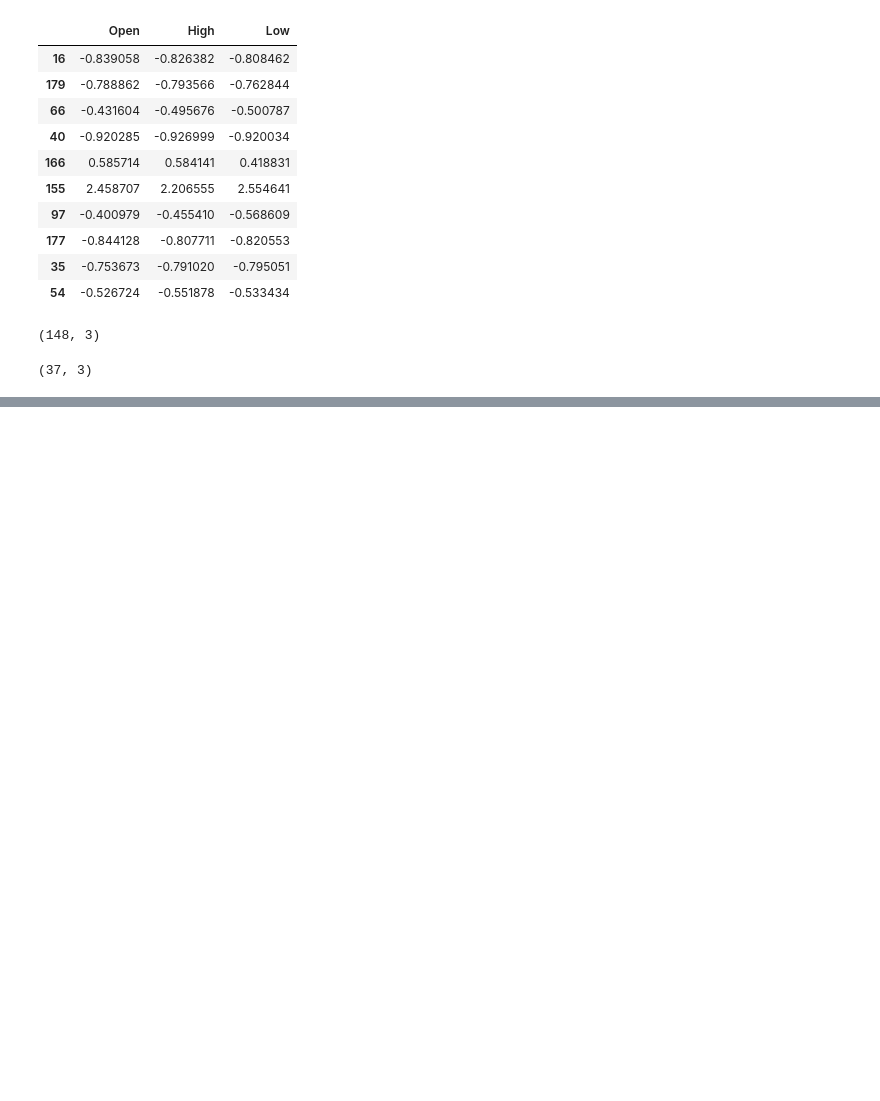
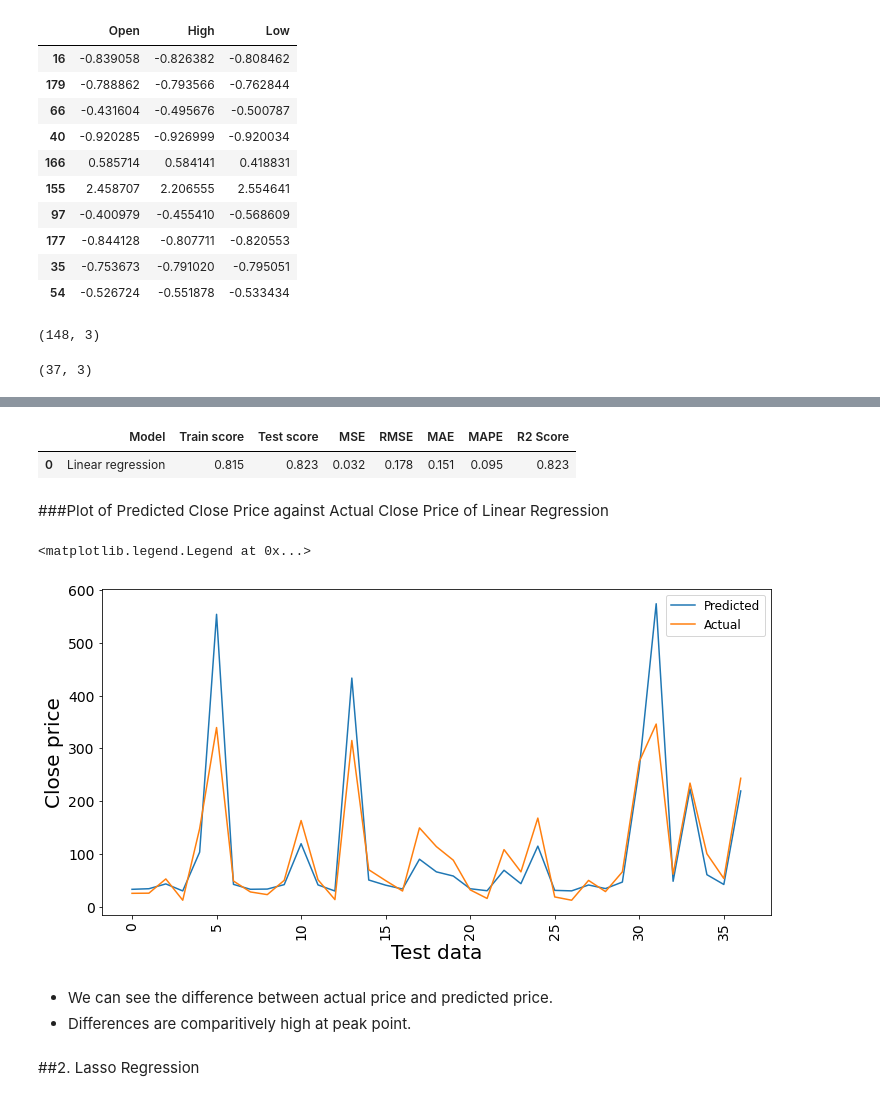
Before and after one commit to Ashfaquesayyed/Yes-bank-stock-closing-price-prediction, a Jupyter notebook: Yes_bank_stock_closing_price_new.ipynb, the cells around one changed output, grey strips where cells are left out. Cells and saved outputs as stored; diff of their text form; code cells hidden in the pictures; blank space fills up the shorter version.

```diff
--- a/Yes_bank_stock_closing_price_new.ipynb
+++ b/Yes_bank_stock_closing_price_new.ipynb
@@ -524,0 +527,4 @@ x_test.shape
+# %%
+#fitting Linear Regression into training set
+regression = LinearRegression()
+regression.fit(x_train,y_train)
@@ -524,0 +565,4 @@ x_test.shape
+# %%
+#predicted close price of test data.
+y_pred = regression.predict(x_test)
+y_pred
@@ -524,0 +604,44 @@ x_test.shape
+# %%
+i=0
+perform = pd.DataFrame()
+
+perform.loc[i,'Model']= 'Linear regression'
+perform.loc[i,"Train score"]= round(Train_score,3)
+perform.loc[i,"Test score"]= round(Test_score,3)
+perform.loc[i,"MSE"]=round(MSE,3)
+perform.loc[i,"RMSE"]=round(RMSE,3)
+perform.loc[i,"MAE"]=round(MAE,3)
+perform.loc[i,"MAPE"]=round(MAPE,3)
+perform.loc[i,"R2 Score"]= round(R2,3)
+
+i= i+1
+perform
+# %% [output]
+|  | Model | Train score | Test score | MSE | RMSE | MAE | MAPE | R2 Score |
+| 0 | Linear regression | 0.815 | 0.823 | 0.032 | 0.178 | 0.151 | 0.095 | 0.823 |
+# %% [markdown]
+###Plot of Predicted Close Price against Actual Close Price of Linear Regression
+# %%
+#figure size
+plt.figure(figsize=(12,6))
+
+#plot
+sns.lineplot(data=10**y_pred)
+sns.lineplot(data=10**(np.array (y_test)))
+
+#labelling
+plt.xlabel('Test data', fontsize= 20)
+plt.ylabel('Close price', fontsize= 20)
+
+#font size
+plt.xticks(rotation=90,fontsize=14)
+plt.yticks(fontsize=14)
+plt.legend(['Predicted','Actual'], fontsize = 12)
+# %% [output]
+<matplotlib.legend.Legend at 0x...>
+[figure, added]
+# %% [markdown]
+*  We can see the difference between actual price and predicted price.
+*  Differences are comparitively high at peak point.
+# %% [markdown]
+##2. Lasso Regression
```
Also changed, not shown: parts of 10 cells of this notebook.
